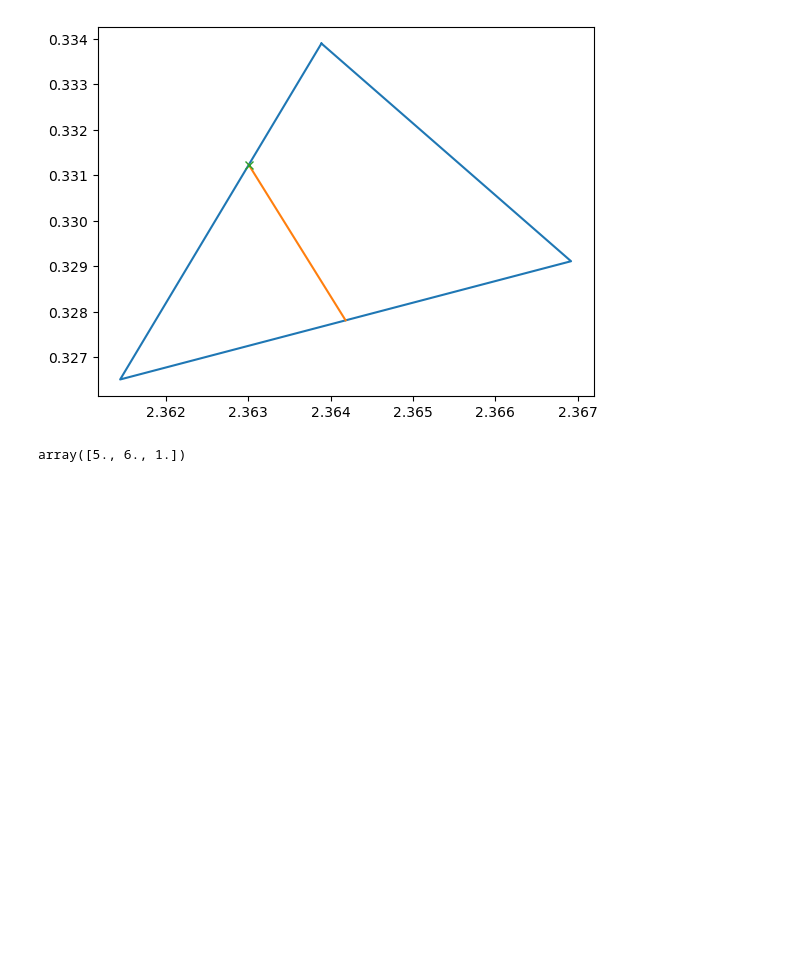
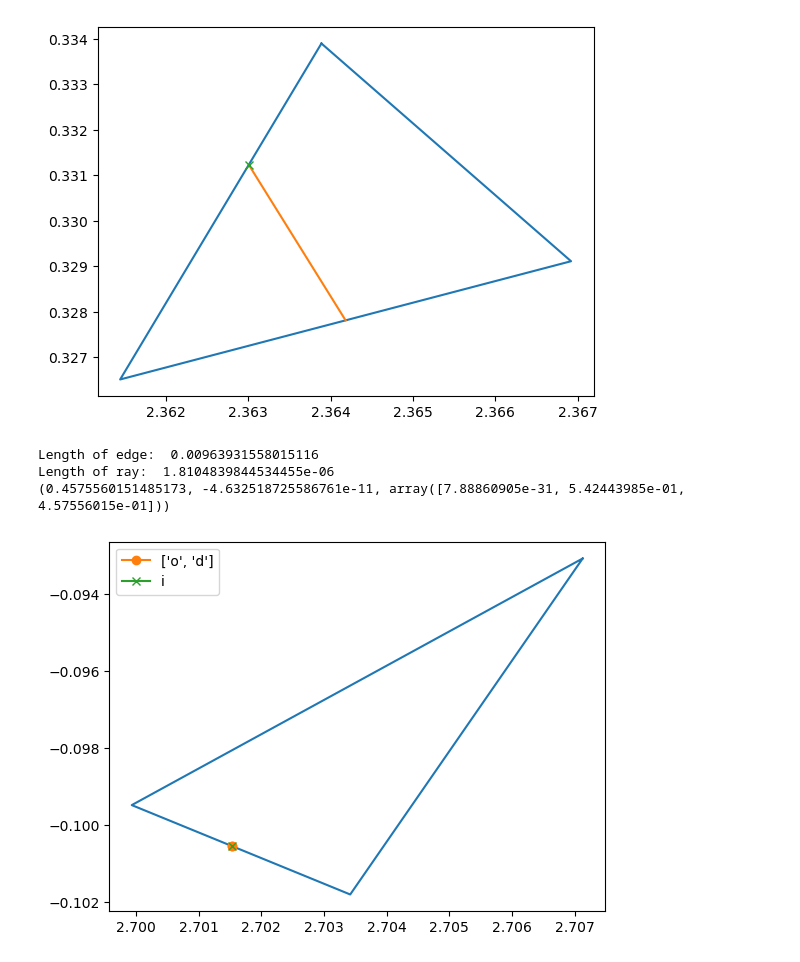
Before and after one commit to Fuad-HH/pumipush, a Jupyter notebook: test_calculations.ipynb, the cells around one changed output. Saved outputs shown, nothing was run; the diff lists cells and outputs as text; code cells hidden in the pictures; blank space fills up the shorter version.

```diff
--- a/test_calculations.ipynb
+++ b/test_calculations.ipynb
@@ -169,7 +169,31 @@ plt.show()
 # %% [output]
 (0.3610123828509346, 0.9996810382030875, array([0.63898762, 0.36101238, 0.        ]))
 [figure]
-# %%
-barycentric_to_real(triangle2, np.array((0,0,1)))
-# %% [output]
-array([5., 6., 1.])
+# %%
+el9834 = np.array(((2.7071293727351278, -0.0930694021069807), (2.6999306350252650, -0.0994799075658618), (2.7034180027260302, -0.1018031881758616)
+))
+ray = np.array(((2.7015263010937849, -0.1005429385838452), ( 2.7015264483607950, -0.1005447430684491)))
+
+triangle_closed = np.empty((el9834.shape[0]+1, el9834.shape[1]))
+triangle_closed[:-1, :] = el9834
+triangle_closed[-1,:] = el9834[0,:]
+plt.plot(triangle_closed[:,0], triangle_closed[:,1])
+plt.plot(ray[:,0], ray[:,1], label=["o", "d"], marker="o")
+length_of_edge1 = np.linalg.norm(el9834[0]-el9834[1])
+length_of_ray = np.linalg.norm(ray[0]-ray[1])
+print("Length of edge: ", length_of_edge1)
+print("Length of ray: ", length_of_ray)
+
+intersection0 = edge_intersection(el9834, ray , 0)
+print(intersection0)
+real0 = barycentric_to_real(el9834, intersection0[-1])
+plt.plot(real0[0], real0[1], marker="x", label="i")
+plt.legend()
+
+
+plt.show()
+# %% [output]
+Length of edge:  0.00963931558015116
+Length of ray:  1.8104839844534455e-06
+(0.4575560151485173, -4.632518725586761e-11, array([7.88860905e-31, 5.42443985e-01, 4.57556015e-01]))
+[figure, added]
```
Also changed, not shown: 3 other files.
